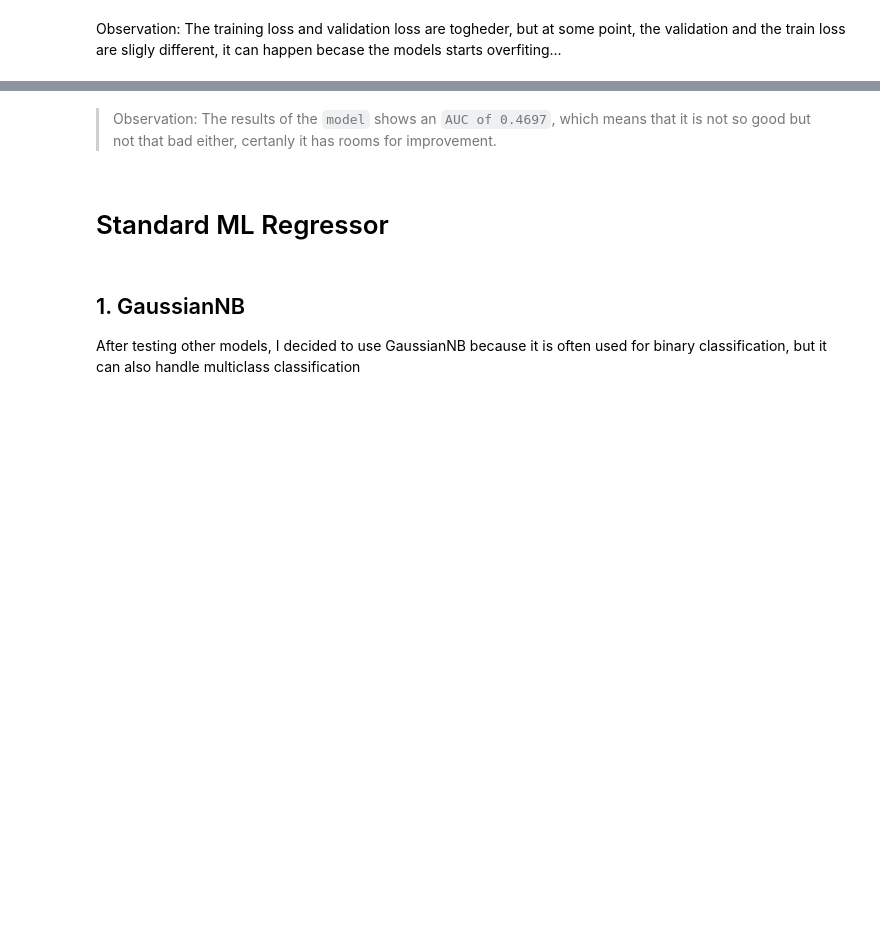
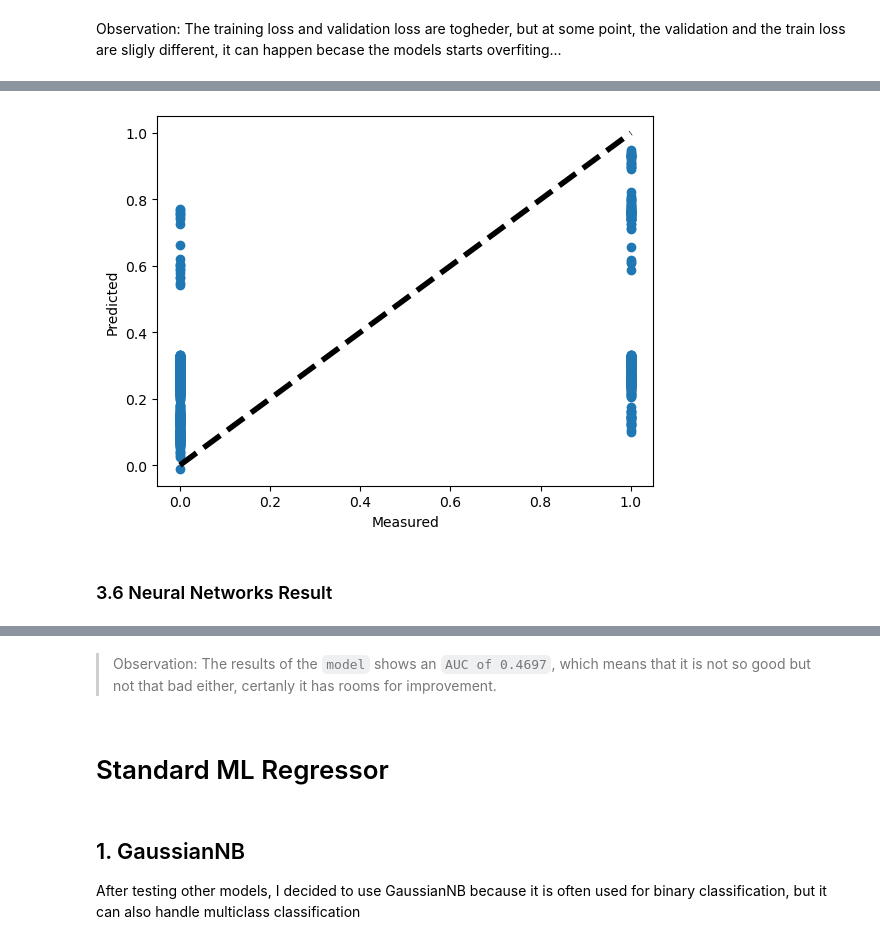
Before and after one commit to 2023323-MarcosOliveira/CA2---50-, a Jupyter notebook: MarcosViniciusDeOliveira_ML_CA2.ipynb, the cells around one changed output, grey strips where cells are left out. Cells and saved outputs as stored; diff of their text form; code cells hidden in the pictures; blank space fills up the shorter version.

Commit message:
Keras for Regression

```diff
--- a/MarcosViniciusDeOliveira_ML_CA2.ipynb
+++ b/MarcosViniciusDeOliveira_ML_CA2.ipynb
@@ -324,0 +368,12 @@ Observation: The training loss and validation loss are togheder, but at some poi
+# %%
+def build_regressor():
+    regressor = Sequential()
+    regressor.add(Dense(units=11, input_dim=11))
+    regressor.add(Dense(units=1))
+    regressor.compile(optimizer='adam', loss='mean_squared_error',
+    metrics=['mae','accuracy'])
+    return regressor
+# %%
+regressor = KerasRegressor(build_fn=build_regressor, batch_size=32, epochs=100)
+# %%
+results = regressor.fit(X_train,y_train)
@@ -324,0 +399,2 @@ Observation: The training loss and validation loss are togheder, but at some poi
+# %%
+y_pred = regressor.predict(X_test)
@@ -325,2 +403,15 @@ Observation: The training loss and validation loss are togheder, but at some poi
+# %%
+fig, ax = plt.subplots()
+
+ax.scatter(y_test, y_pred)
+ax.plot([y_test.min(), y_test.max()], [y_test.min(), y_test.max()], 'k--', lw=4)
+ax.set_xlabel('Measured')
+ax.set_ylabel('Predicted')
+
+plt.show()
+# %% [output]
+[figure, added]
+# %% [markdown]
+### 3.6 Neural Networks Result
 # %%
 print(model.evaluate(X_test , y_test))
```
Also changed, not shown: parts of 15 cells of this notebook, 1 other file.
